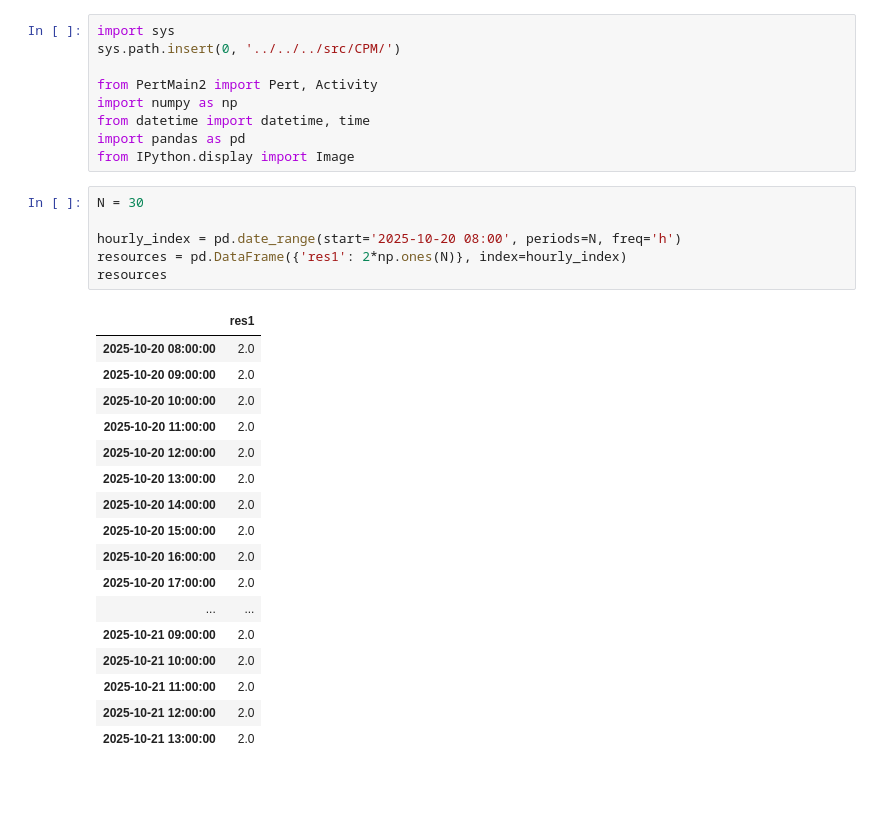
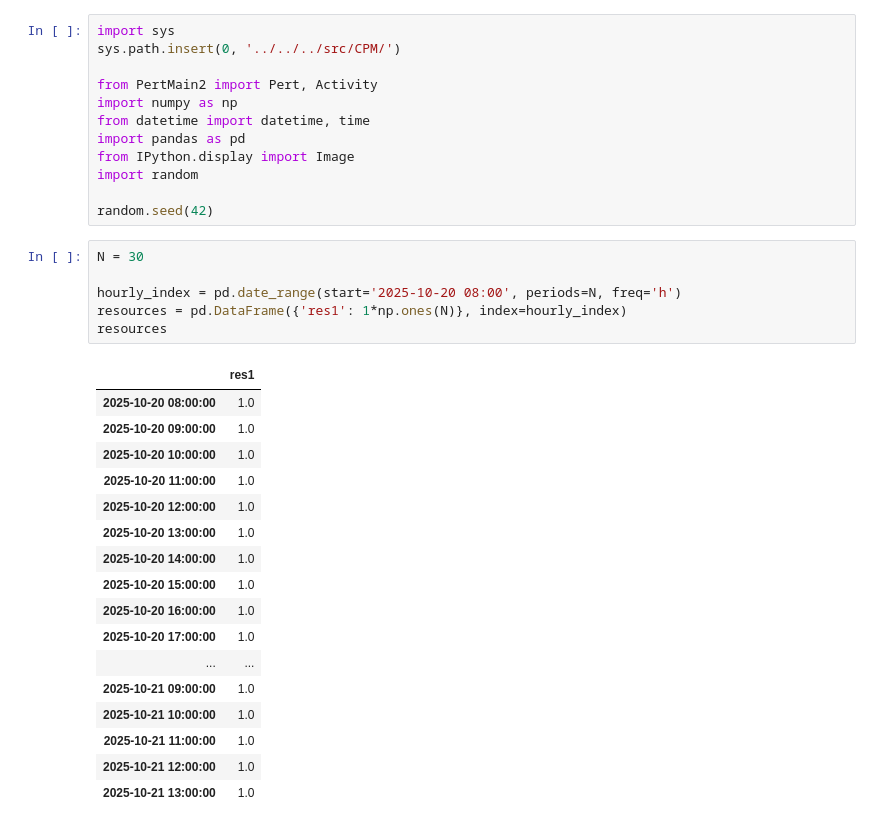
Before and after one commit to idaholab/LOGOS, a Jupyter notebook: doc/demos/CPM/RCPSP_outage.ipynb, the cells around one changed output. Drawn from its saved outputs; the diff is of its cells as text; blank space fills up the shorter version.

```diff
--- a/doc/demos/CPM/RCPSP_outage.ipynb
+++ b/doc/demos/CPM/RCPSP_outage.ipynb
@@ -7,30 +7,33 @@ import numpy as np
 from datetime import datetime, time
 import pandas as pd
 from IPython.display import Image
+import random
+
+random.seed(42)
 # %%
 N = 30
 
 hourly_index = pd.date_range(start='2025-10-20 08:00', periods=N, freq='h')
-resources = pd.DataFrame({'res1': 2*np.ones(N)}, index=hourly_index)
+resources = pd.DataFrame({'res1': 1*np.ones(N)}, index=hourly_index)
 resources
 # %% [output]
 |  | res1 |
-| 2025-10-20 08:00:00 | 2.0 |
-| 2025-10-20 09:00:00 | 2.0 |
-| 2025-10-20 10:00:00 | 2.0 |
-| 2025-10-20 11:00:00 | 2.0 |
-| 2025-10-20 12:00:00 | 2.0 |
-| 2025-10-20 13:00:00 | 2.0 |
-| 2025-10-20 14:00:00 | 2.0 |
-| 2025-10-20 15:00:00 | 2.0 |
-| 2025-10-20 16:00:00 | 2.0 |
-| 2025-10-20 17:00:00 | 2.0 |
+| 2025-10-20 08:00:00 | 1.0 |
+| 2025-10-20 09:00:00 | 1.0 |
+| 2025-10-20 10:00:00 | 1.0 |
+| 2025-10-20 11:00:00 | 1.0 |
+| 2025-10-20 12:00:00 | 1.0 |
+| 2025-10-20 13:00:00 | 1.0 |
+| 2025-10-20 14:00:00 | 1.0 |
+| 2025-10-20 15:00:00 | 1.0 |
+| 2025-10-20 16:00:00 | 1.0 |
+| 2025-10-20 17:00:00 | 1.0 |
 | ... | ... |
-| 2025-10-21 09:00:00 | 2.0 |
-| 2025-10-21 10:00:00 | 2.0 |
-| 2025-10-21 11:00:00 | 2.0 |
-| 2025-10-21 12:00:00 | 2.0 |
-| 2025-10-21 13:00:00 | 2.0 |
+| 2025-10-21 09:00:00 | 1.0 |
+| 2025-10-21 10:00:00 | 1.0 |
+| 2025-10-21 11:00:00 | 1.0 |
+| 2025-10-21 12:00:00 | 1.0 |
+| 2025-10-21 13:00:00 | 1.0 |
 # %%
 # Set of activities
 start = Activity("start", duration=2, res={'res1':1})
```
Also changed, not shown: parts of 6 cells of this notebook, 2 other files.
